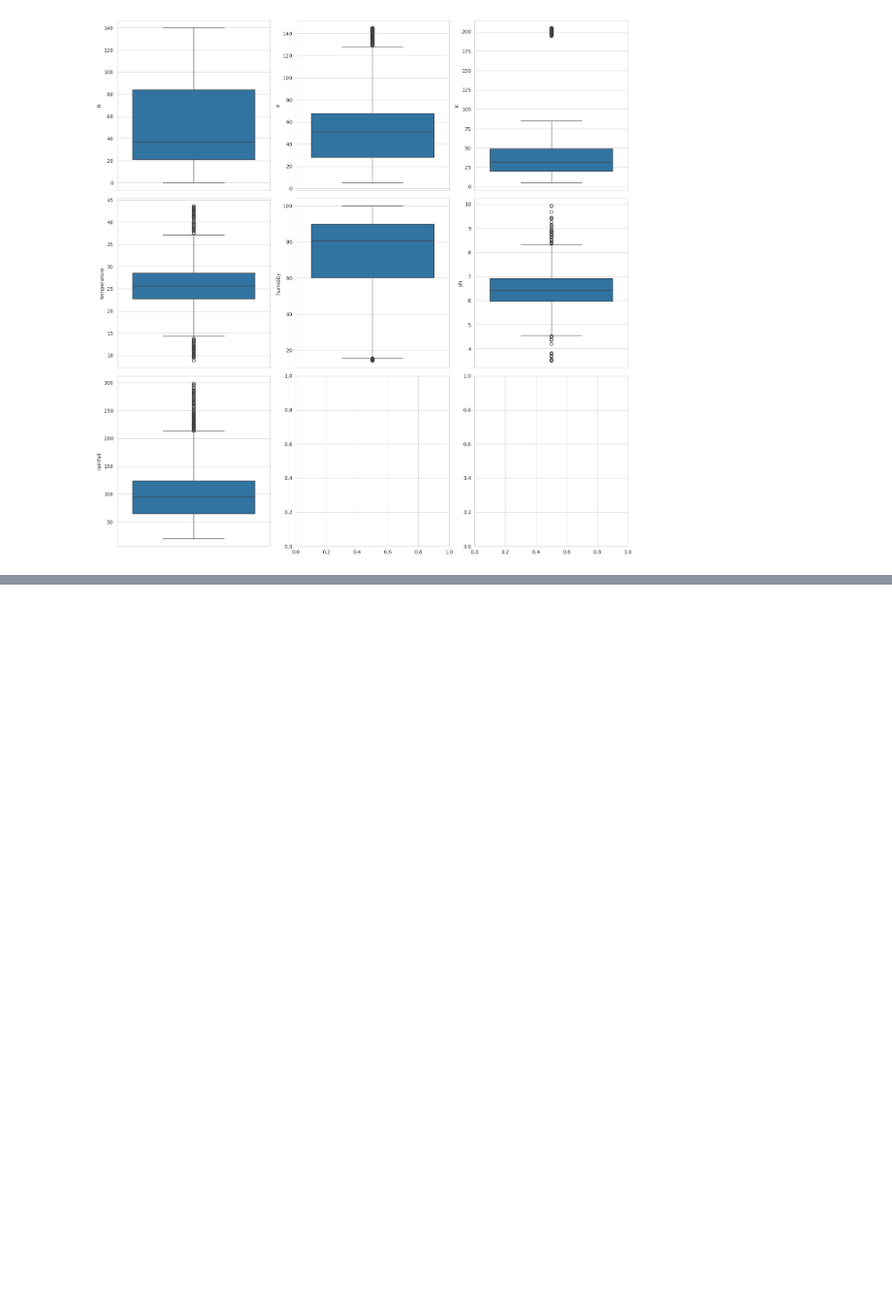
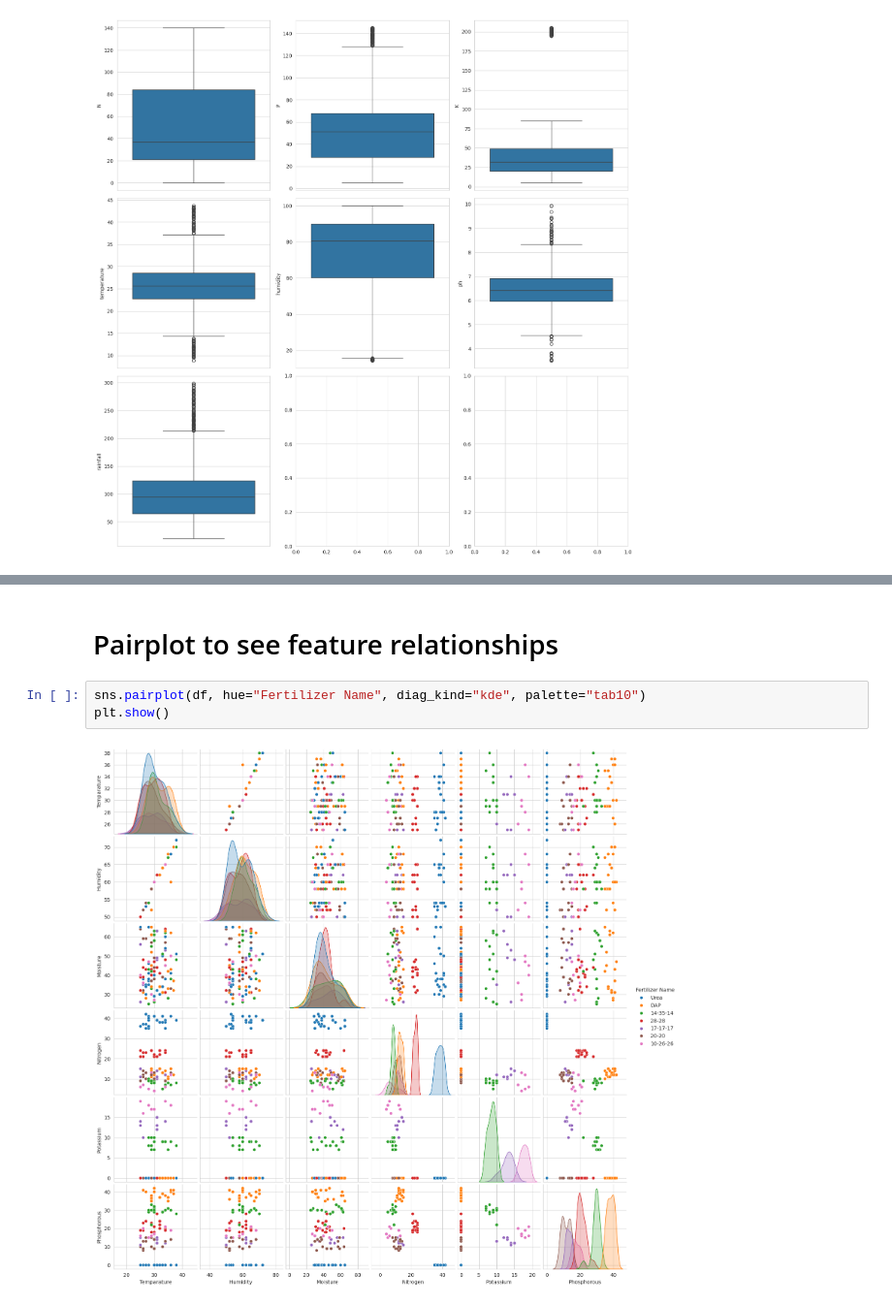
Before and after one commit to Srinu2307/P5-Crop-and-Fertilizer-Recommendation-System-using-Machine-Learning, a Jupyter notebook: Crop_&_fertilizer_recommendation_system_using_ML.ipynb, the cells around one changed output, grey strips where cells are left out. Shown at 97% size. Cells and saved outputs as stored; diff of their text form; blank space fills up the shorter version.

```diff
--- a/Crop_&_fertilizer_recommendation_system_using_ML.ipynb
+++ b/Crop_&_fertilizer_recommendation_system_using_ML.ipynb
@@ -293,0 +373,7 @@ plt.show()
+# %% [markdown]
+# Pairplot to see feature relationships
+# %%
+sns.pairplot(df, hue="Fertilizer Name", diag_kind="kde", palette="tab10")
+plt.show()
+# %% [output]
+[figure, added]
```
Also changed, not shown: parts of 25 cells of this notebook.
